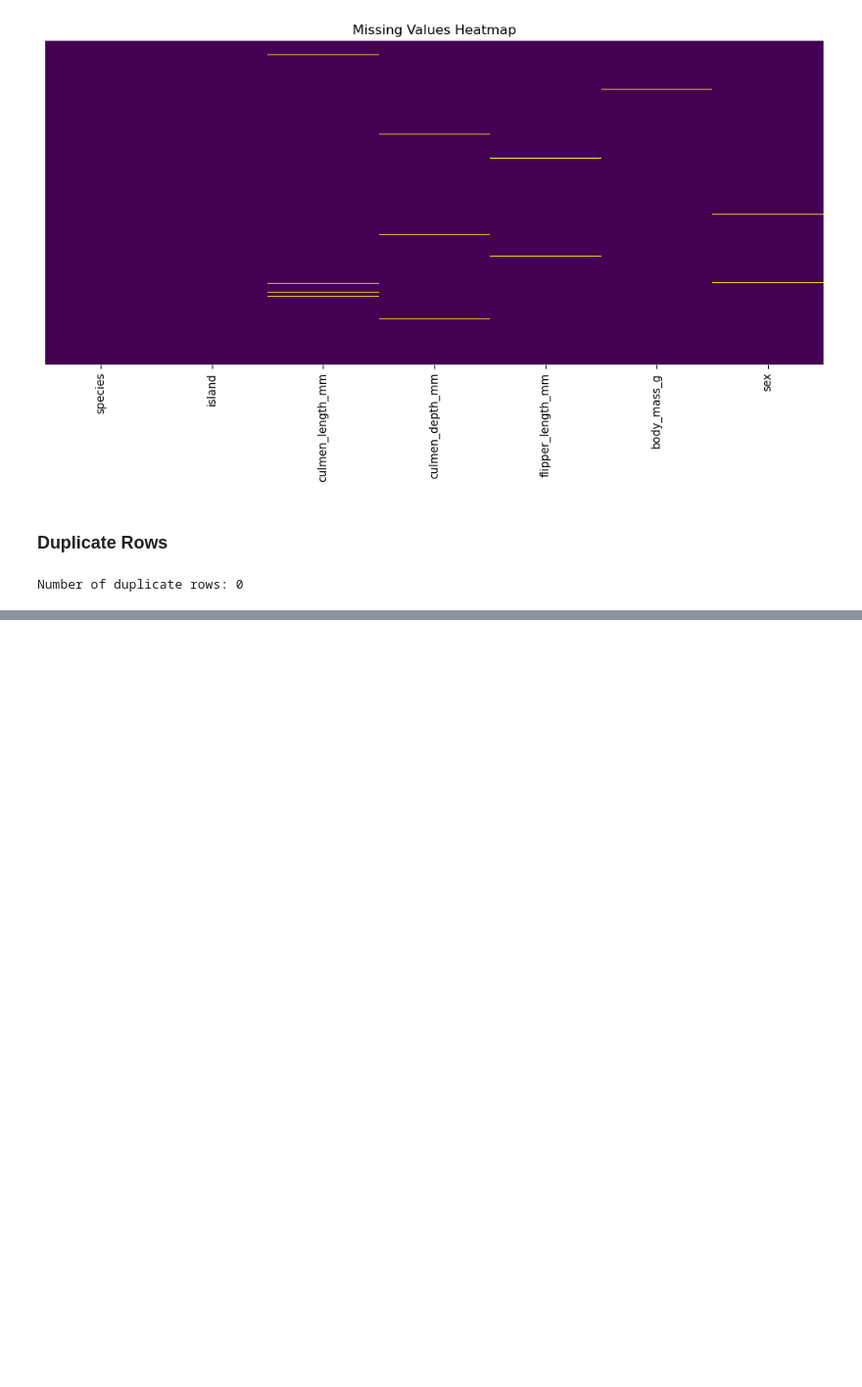
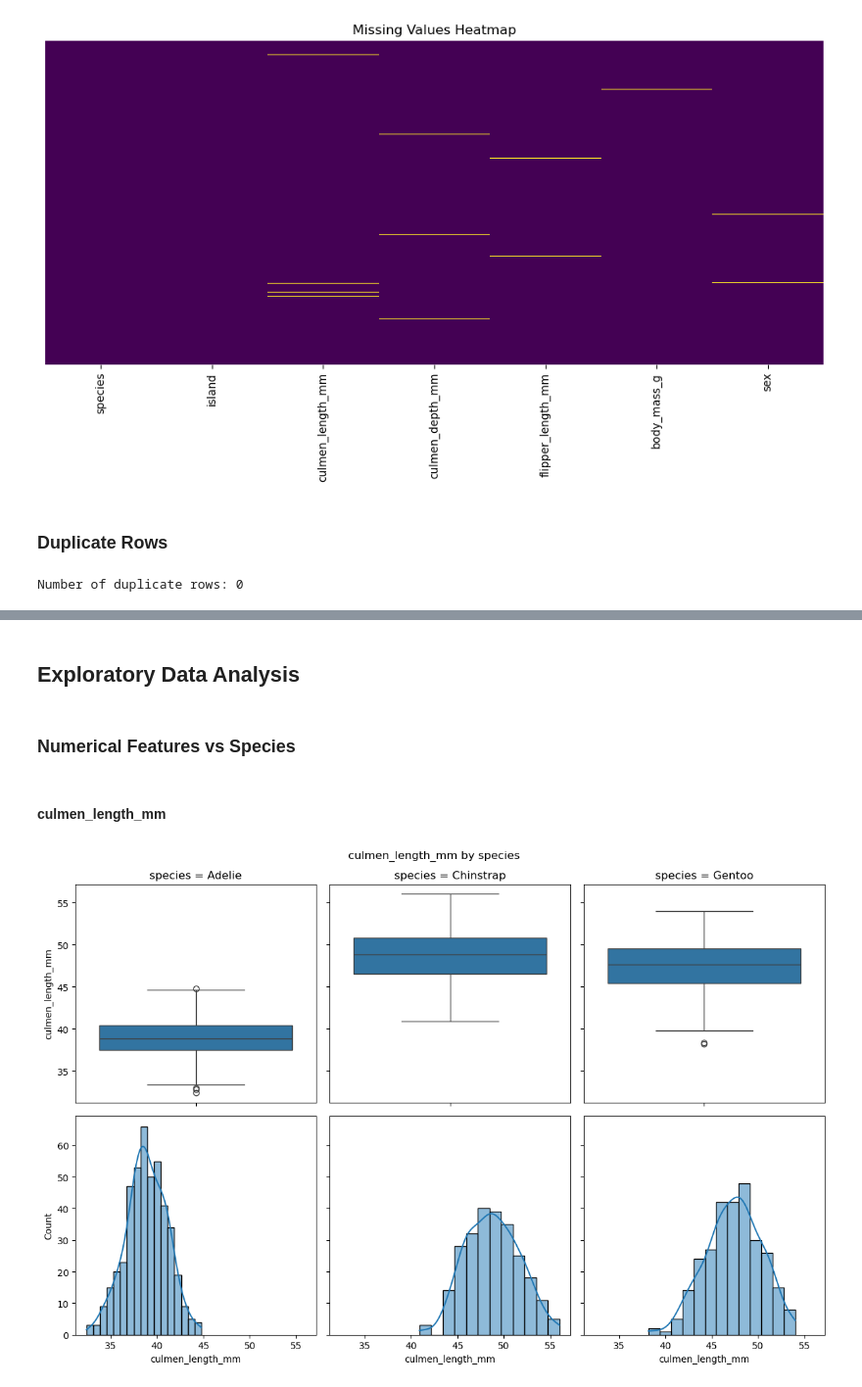
Before and after one commit to rohail410/Penguin-Species-Classification-Project, a Jupyter notebook: project.ipynb, the cells around one changed output, grey strips where cells are left out. Shown at 98% size. Drawn from its saved outputs; the diff is of its cells as text; code cells hidden in the pictures; blank space fills up the shorter version.

```diff
--- a/project.ipynb
+++ b/project.ipynb
@@ -154,0 +157,10 @@ Number of duplicate rows: 0
+# %%
+from pathlib import Path
+from data_profiling import ProfileReport
+
+report_dir = Path("EDA report")
+report_dir.mkdir(parents=True, exist_ok=True)
+
+profile = ProfileReport(df, title="EDA Report")
+profile.to_file(report_dir / "eda_report.html")
+profile.to_notebook_iframe()
@@ -154,0 +169,43 @@ Number of duplicate rows: 0
+# %% [markdown]
+## Exploratory Data Analysis
+# %%
+import matplotlib.pyplot as plt
+import seaborn as sns
+
+target_col = "species"
+numerical_cols = ["culmen_length_mm", "culmen_depth_mm", "flipper_length_mm", "body_mass_g"]
+categorical_cols = ["island", "sex"]
+classes = sorted(df[target_col].dropna().unique())
+
+plot_dir = report_dir / "plots"
+plot_dir.mkdir(parents=True, exist_ok=True)
+
+def save_and_show(fig, name):
+    fig.savefig(plot_dir / name, bbox_inches="tight", dpi=150)
+    plt.show()
+# %% [markdown]
+### Numerical Features vs Species
+# %% [markdown]
+#### culmen_length_mm
+# %%
+col = "culmen_length_mm"
+n = len(classes)
+fig, axes = plt.subplots(2, n, figsize=(4 * n, 8), sharex="row", sharey="row")
+if n == 1:
+    axes = axes.reshape(2, 1)
+
+for j, cls in enumerate(classes):
+    subset = df.loc[df[target_col] == cls, col]
+
+    sns.boxplot(y=subset, ax=axes[0, j])
+    axes[0, j].set_title(f"{target_col} = {cls}")
+    axes[0, j].set_xlabel("")
+
+    sns.histplot(subset, kde=True, ax=axes[1, j])
+    axes[1, j].set_xlabel(col)
+
+fig.suptitle(f"{col} by {target_col}")
+fig.tight_layout()
+save_and_show(fig, f"{col}_by_{target_col}.png")
+# %% [output]
+[figure, added]
```
Also changed, not shown: parts of 13 cells of this notebook, 8 other files.
